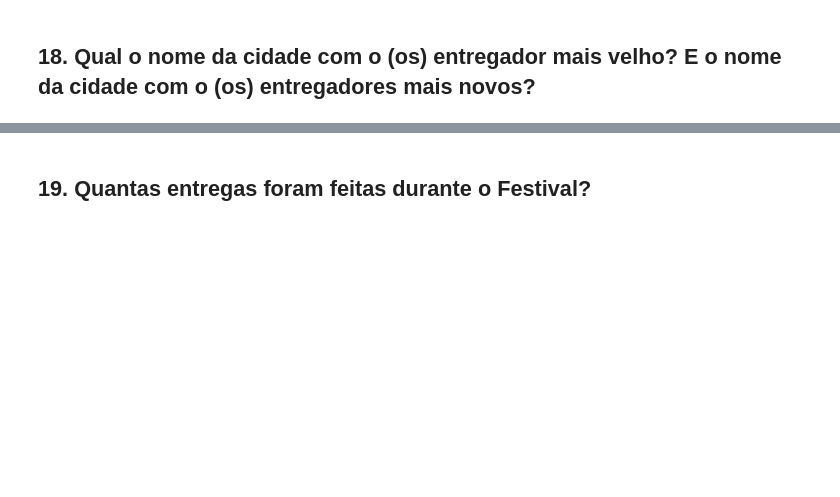
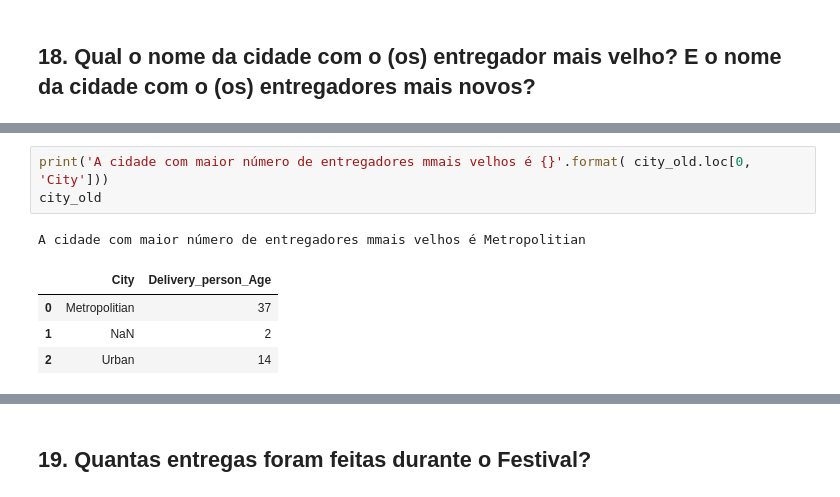
Before and after one commit to JoseWRPereira/comDS-ftc-FoodDelivery, a Jupyter notebook: lista2/lista2.ipynb, the cells around one changed output, grey strips where cells are left out. Cells and saved outputs as stored; diff of their text form; blank space fills up the shorter version.

```diff
--- a/lista2/lista2.ipynb
+++ b/lista2/lista2.ipynb
@@ -300,0 +348,9 @@ Em condição de trânsito pesado, o tipo de veículo que fez mais entregas foi
+# %%
+print('A cidade com maior número de entregadores mmais velhos é {}'.format( city_old.loc[0, 'City']))
+city_old
+# %% [output]
+A cidade com maior número de entregadores mmais velhos é Metropolitian
+|  | City | Delivery_person_Age |
+| 0 | Metropolitian | 37 |
+| 1 | NaN | 2 |
+| 2 | Urban | 14 |
```
Also changed, not shown: parts of 7 cells of this notebook.
